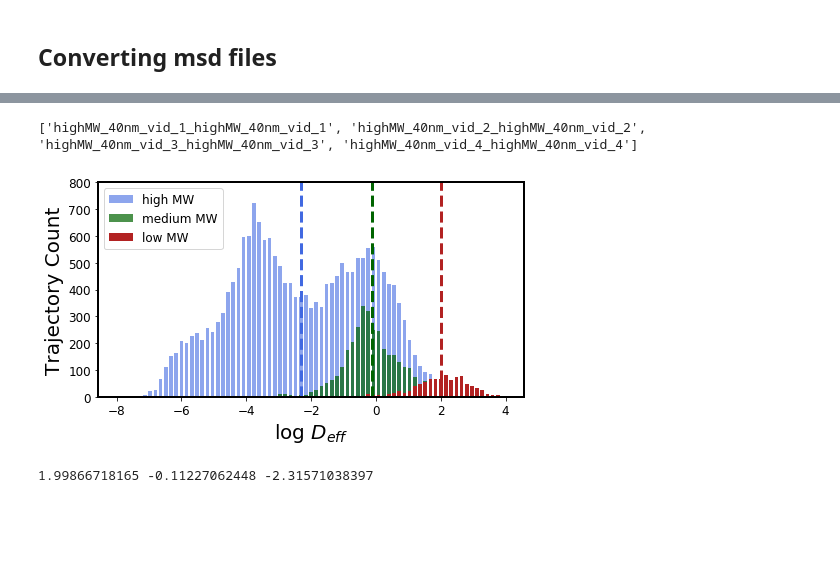
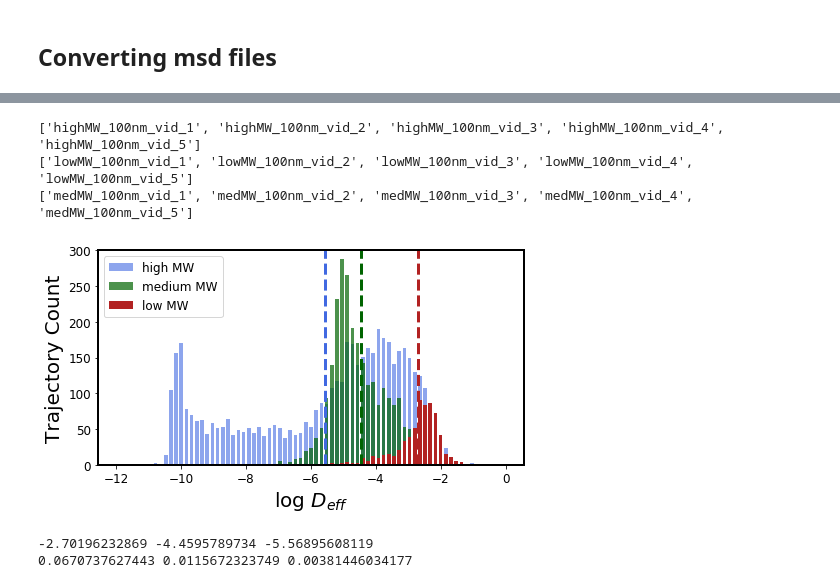
Before and after one commit to mimc7580/diff_classifier, a Jupyter notebook: notebooks/development/07_10_19_MPT_HA_solutions_trial_2_100nm.ipynb, the cells around one changed output, grey strips where cells are left out. Saved outputs shown, nothing was run; the diff lists cells and outputs as text; code cells hidden in the pictures; blank space fills up the shorter version.

Commit message:
Updating histogram work HA solutions

```diff
--- a/notebooks/development/07_10_19_MPT_HA_solutions_trial_2_100nm.ipynb
+++ b/notebooks/development/07_10_19_MPT_HA_solutions_trial_2_100nm.ipynb
@@ -552,15 +280,15 @@ import math
 to_track = [] # This is going to be the list of all filenames that will be included in the analysis
 start_knot = 80 #Must be unique number for every run on Cloudknot.
 
-remote_folder = '06_27_19_MPT_HA_solutions' # The folder in AWS S3 containing the files to be analyzed
+remote_folder = '07_10_19_MPT_HA_solutions_trial2' # The folder in AWS S3 containing the files to be analyzed
 bucket = 'mckenna.data' # The bucket in AWS S3 where the remote_folder is contained
-NP_size = '40'
+NP_size = '100'
 vids = 5 # this is the number of vids that were taken per condition (usually corresponding to different locations)
 mol_weights = ['high', 'low', 'med']
 
 for MW in mol_weights:
     for num in range(1, vids+1):
-        to_track.append('{}MW_'.format(MW)+NP_size+'nm_vid_{}_{}MW_'.format(num, MW)+NP_size+'nm_vid_{}'.format(num))
+        to_track.append('{}MW_'.format(MW)+NP_size+'nm_vid_{}'.format(num))
 # %%
 to_track
 # %% [output]
@@ -632,38 +366,48 @@ to_track
-# %%
-high_track = to_track[0:4]
-print(high_track)
-# %% [output]
-['highMW_40nm_vid_1_highMW_40nm_vid_1', 'highMW_40nm_vid_2_highMW_40nm_vid_2', 'highMW_40nm_vid_3_highMW_40nm_vid_3', 'highMW_40nm_vid_4_highMW_40nm_vid_4']
+# %%
+high_track = to_track[0:5]
+low_track = to_track[5:10]
+med_track = to_track[10:15]
+
+print(high_track)
+print(low_track)
+print(med_track)
+# %% [output]
+['highMW_100nm_vid_1', 'highMW_100nm_vid_2', 'highMW_100nm_vid_3', 'highMW_100nm_vid_4', 'highMW_100nm_vid_5']
+['lowMW_100nm_vid_1', 'lowMW_100nm_vid_2', 'lowMW_100nm_vid_3', 'lowMW_100nm_vid_4', 'lowMW_100nm_vid_5']
+['medMW_100nm_vid_1', 'medMW_100nm_vid_2', 'medMW_100nm_vid_3', 'medMW_100nm_vid_4', 'medMW_100nm_vid_5']
 # %%
 import pandas as pd
 import diff_classifier.aws as aws
 import math
 
-high_track = to_track[0:4]
-low_track = to_track[5:9]
-med_track = to_track[10:14]
+high_track = to_track[0:5]
+low_track = to_track[5:10]
+med_track = to_track[10:15]
 
 low_MW = pd.DataFrame()
 med_MW = pd.DataFrame()
 high_MW = pd.DataFrame()
 
+um_px = 0.07
+fps = 100
+
 for prefix in low_track:
     feat = 'features_{}.csv'.format(prefix)
-    aws.download_s3(remote_folder+'/'+feat, feat, bucket_name=bucket)
-    merged = pd.read_csv(feat)
-    low_MW = pd.concat([low_MW, merged['Deff1']], axis=0)
+    aws.download_s3(remote_folder+'/'+feat, 'trial_2_'+feat, bucket_name=bucket)
+    merged = pd.read_csv('trial_2_'+feat)
+    low_MW = pd.concat([low_MW, merged['Deff1']*um_px*um_px/(1/fps*10)], axis=0)
 
 for prefix in med_track:
     feat = 'features_{}.csv'.format(prefix)
-    aws.download_s3(remote_folder+'/'+feat, feat, bucket_name=bucket)
-    merged = pd.read_csv(feat)
-    med_MW = pd.concat([med_MW, merged['Deff1']], axis=0)
+    aws.download_s3(remote_folder+'/'+feat, 'trial_2_'+feat, bucket_name=bucket)
+    merged = pd.read_csv('trial_2_'+feat)
+    med_MW = pd.concat([med_MW, merged['Deff1']*um_px*um_px/(1/fps*10)], axis=0)
 
 for prefix in high_track:
     feat = 'features_{}.csv'.format(prefix)
-    aws.download_s3(remote_folder+'/'+feat, feat, bucket_name=bucket)
-    merged = pd.read_csv(feat)
-    high_MW = pd.concat([high_MW, merged['Deff1']], axis=0)
+    aws.download_s3(remote_folder+'/'+feat, 'trial_2_'+feat, bucket_name=bucket)
+    merged = pd.read_csv('trial_2_'+feat)
+    high_MW = pd.concat([high_MW, merged['Deff1']*um_px*um_px/(1/fps*10)], axis=0)
 # %%
 import matplotlib.pyplot as plt
 import numpy as np
@@ -678,7 +422,7 @@ log_Deff_low = np.log(low_no_nan[0].dropna())
 log_Deff_med = np.log(med_no_nan[0].dropna())
 log_Deff_high = np.log(high_no_nan[0].dropna())
 
-test_bins = np.linspace(-8, 4, 76)
+test_bins = np.linspace(-12, 0, 76)
 
 low_hist, test_bins = np.histogram(log_Deff_low, bins=test_bins)
 med_hist, med_bins = np.histogram(log_Deff_med, bins=test_bins)
@@ -693,40 +437,42 @@ low_plot, med_plot, high_plot = low_hist, med_hist, high_hist
 bins = test_bins
 width = 0.7 * (bins[1] - bins[0])
 center = (bins[:-1] + bins[1:])/2
 
 plt.figure(1, figsize=(7,4)).tight_layout()
 plt.bar(center, high_plot, color='royalblue', align='center', width=width, alpha=0.6, label='high MW')
 plt.axvline(high_avg, color='royalblue', linestyle='--', linewidth=3)
 plt.ylim((0,800))
 plt.xlabel('log $D_{eff}$', fontsize=20)
 plt.ylabel('Trajectory Count', fontsize=20)
 plt.tick_params(axis='both', which='major', labelsize=12)
 
 plt.figure(1, figsize=(7,4)).tight_layout()
 plt.bar(center, med_plot, color='darkgreen', align='center', width=width, alpha=0.7, label='medium MW')
 plt.axvline(med_avg, color='darkgreen', linestyle='--', linewidth=3)
 plt.ylim((0,400))
 plt.xlabel('log $D_{eff}$', fontsize=20)
 plt.ylabel('Trajectory Count', fontsize=20)
 plt.tick_params(axis='both', which='major', labelsize=12)
 
 plt.figure(1, figsize=(7,4)).tight_layout()
 plt.bar(center, low_plot, color='firebrick', align='center', width=width, alpha=1, label='low MW')
 plt.axvline(low_avg, color='firebrick', linestyle='--', linewidth=3)
 plt.ylim((0,100))
 plt.xlabel('log $D_{eff}$', fontsize=20)
 plt.ylabel('Trajectory Count', fontsize=20)
 plt.tick_params(axis='both', which='major', labelsize=12)
 
-plt.ylim((0,800))
-plt.legend(fontsize='large')
+plt.ylim((0,300))
+plt.legend(fontsize='large', loc=2)
 plt.show()
 # %% [output]
-[figure, old version]
+[figure, new version]
-# %%
-print(low_avg, med_avg, high_avg)
-# %% [output]
-1.99866718165 -0.11227062448 -2.31571038397
+# %%
+print(low_avg, med_avg, high_avg)
+print(np.exp(low_avg), np.exp(med_avg), np.exp(high_avg))
+# %% [output]
+-2.70196232869 -4.4595789734 -5.56895608119
+0.0670737627443 0.0115672323749 0.00381446034177
 # %%
 to_track = [] # This is going to be the list of all filenames that will be included in the analysis
 start_knot = 80 #Must be unique number for every run on Cloudknot.
```
Also changed, not shown: parts of 15 cells of this notebook, 22 other files.
